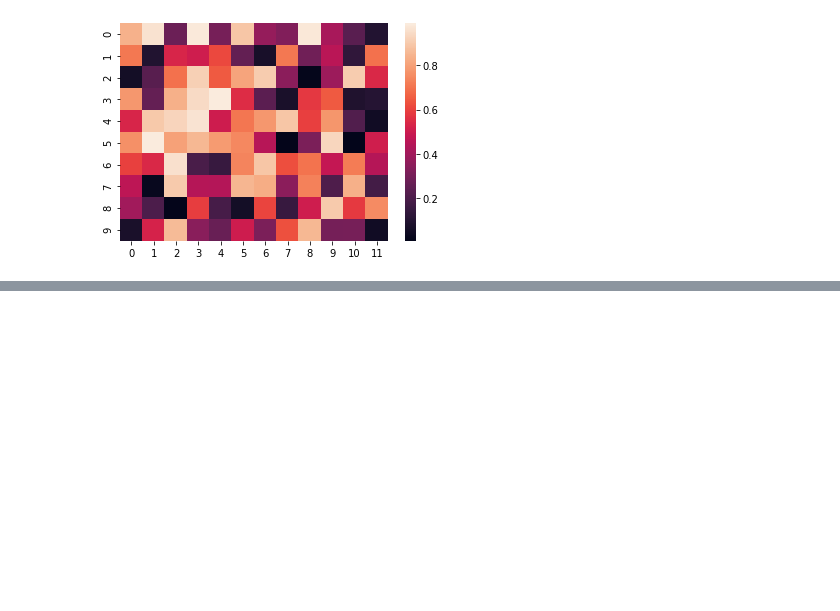
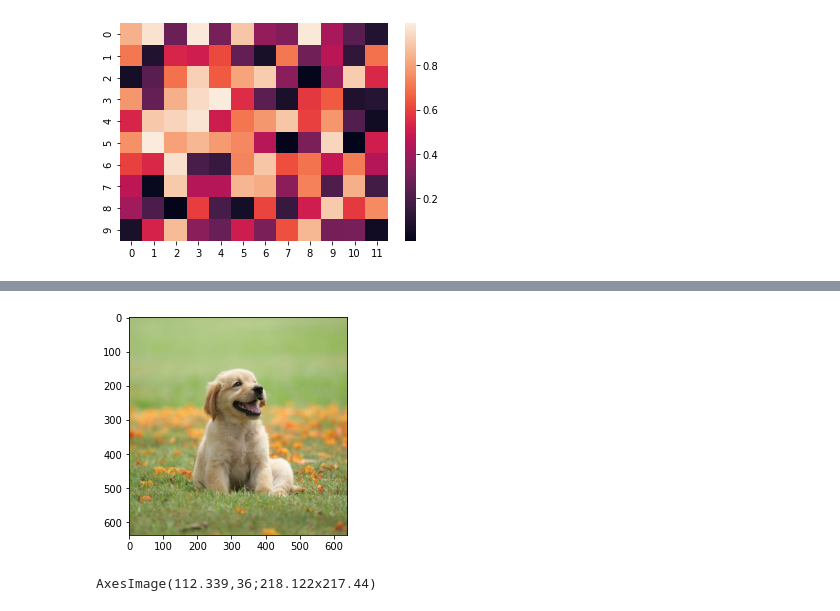
Before and after one commit to Debdeep-Goswami/Python3, a Jupyter notebook: PythonBasicDataTypes.ipynb, the cells around one changed output, grey strips where cells are left out. Drawn from its saved outputs; the diff is of its cells as text; code cells hidden in the pictures; blank space fills up the shorter version.

```diff
--- a/PythonBasicDataTypes.ipynb
+++ b/PythonBasicDataTypes.ipynb
@@ -755,0 +760,2 @@ ax=sns.heatmap(uniform_data)
+# %%
+img=mpimg.imread('puppy.jpg')
@@ -755,0 +782,8 @@ ax=sns.heatmap(uniform_data)
+# %%
+image_display=plt.imshow(img)
+# %% [output]
+[figure, added]
+# %%
+print(image_display)
+# %% [output]
+AxesImage(112.339,36;218.122x217.44)
```
Also changed, not shown: parts of 3 cells of this notebook.
